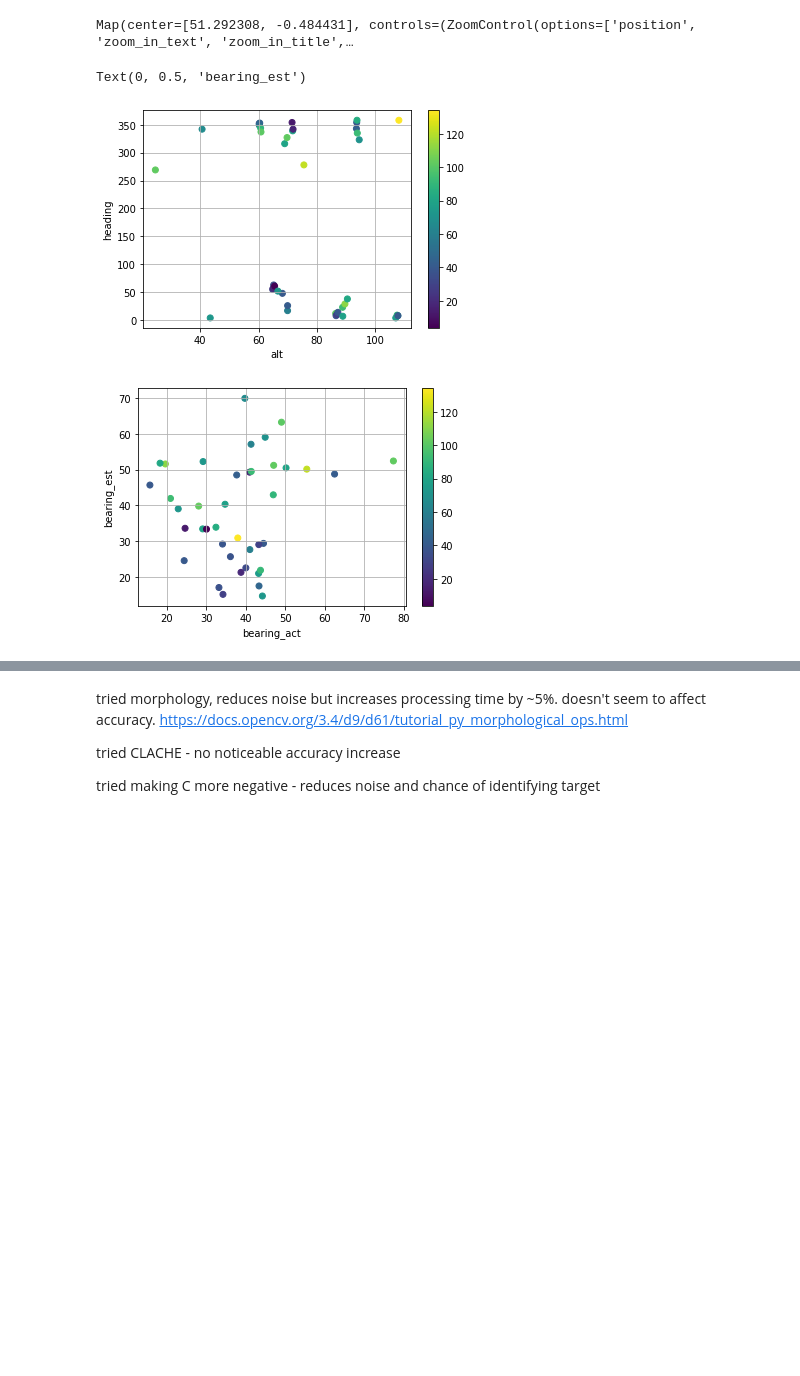
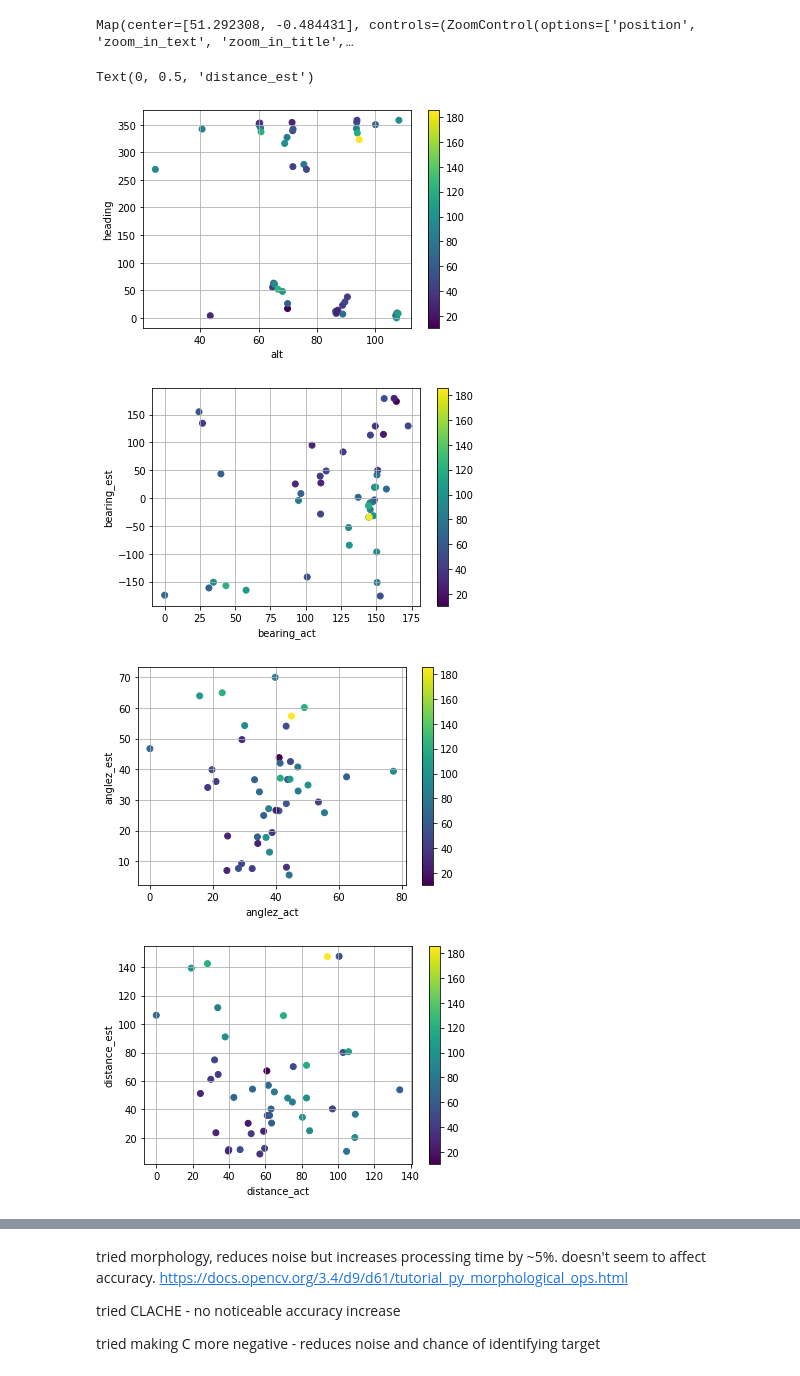
Before and after one commit to Team-Peryton/uas-theia, a Jupyter notebook: experiment.ipynb, the cells around one changed output, grey strips where cells are left out. Drawn from its saved outputs; the diff is of its cells as text; code cells hidden in the pictures; blank space fills up the shorter version.

```diff
--- a/experiment.ipynb
+++ b/experiment.ipynb
@@ -684,14 +804,14 @@ print(FOV_X, FOV_Y)
 
 sin_rule = lambda alpha, a, b: math.asin(b * math.sin(alpha)/a)
 # calculate angle of point in FOV
-df["fov_angle_x"] = df.apply(lambda row: sin_rule((math.pi/2 - FOV_X)/2, 578.90595, row.px) - FOV_X/2, axis=1)
-df["fov_angle_y"] = df.apply(lambda row: sin_rule((math.pi/2 - FOV_Y)/2, 915.1, row.py) - FOV_Y/2, axis=1)
+df["fov_angle_x"] = df.apply(lambda row: sin_rule((math.pi/2 - FOV_X)/2, 915.1, row.px) - FOV_X/2, axis=1)
+df["fov_angle_y"] = df.apply(lambda row: sin_rule((math.pi/2 - FOV_Y)/2, 578.90595, row.py) - FOV_Y/2, axis=1)
 # caculate the distance offset
 df["offset_x"] = df.apply(lambda row: math.tan(row.fov_angle_x + row.roll) * row.alt, axis=1)
 df["offset_y"] = df.apply(lambda row: math.tan(row.fov_angle_y + row.pitch) * row.alt, axis=1)
 # rotate points to account for heading
-df["Px"] = df.apply(lambda row: row.offset_x * math.cos(-row.heading) - row.offset_y * math.sin(-row.heading), axis=1)
-df["Py"] = df.apply(lambda row: row.offset_x * math.sin(-row.heading) + row.offset_y * math.cos(-row.heading), axis=1)
+df["Px"] = df.apply(lambda row: row.offset_x * math.cos(math.radians(-row.heading)) - row.offset_y * math.sin(math.radians(-row.heading)), axis=1)
+df["Py"] = df.apply(lambda row: row.offset_x * math.sin(math.radians(-row.heading)) + row.offset_y * math.cos(math.radians(-row.heading)), axis=1)
 # convert from meters to lat lon
 df["est_lat"] = df.apply(lambda row: row.lat + row.Px/111320, axis=1)
 df["est_lon"] = df.apply(lambda row: row.lon + row.Py/((40075000 * math.cos(math.radians(row.lat))) / 360), axis=1)
@@ -700,6 +820,14 @@ df["distance_error"] = df.apply(lambda row: geopy.distance.distance(target_locat
 df["bearing_est"] = df.apply(lambda row: geodesic.inv(row.est_lat, row.est_lon, row.lat, row.lon)[0], axis=1)
 df["distance_est"] = df.apply(lambda row: geodesic.inv(row.est_lat, row.est_lon, row.lat, row.lon)[2], axis=1)
 df["anglez_est"] = df.apply(lambda row: math.degrees(math.atan(row.distance_est/row.alt)), axis=1)
+
+df["est_lat2"] = df.apply(lambda row: position_estimation.triangulate((row.px, row.py), LocationInfo(lat=row.lat, lon=row.lon, alt=row.alt, heading=row.heading, pitch=row.pitch, roll=row.roll))[0], axis=1)
+df["est_lon2"] = df.apply(lambda row: position_estimation.triangulate((row.px, row.py), LocationInfo(lat=row.lat, lon=row.lon, alt=row.alt, heading=row.heading, pitch=row.pitch, roll=row.roll))[1], axis=1)
+
+df["distance_error2"] = df.apply(lambda row: geopy.distance.distance(target_location, (row.est_lat2,row.est_lon2)).m, axis=1)
+df["bearing_est2"] = df.apply(lambda row: geodesic.inv(row.est_lat2, row.est_lon2, row.lat, row.lon)[0], axis=1)
+df["distance_est2"] = df.apply(lambda row: geodesic.inv(row.est_lat2, row.est_lon2, row.lat, row.lon)[2], axis=1)
+df["anglez_est2"] = df.apply(lambda row: math.degrees(math.atan(row.distance_est2/row.alt)), axis=1)
 # %% [output]
 0.9799146525074567 0.5829135889557343
 # %%
@@ -752,22 +880,38 @@ Map(center=[51.292308, -0.484431], controls=(ZoomControl(options=['position', 'z
 # %%
 import matplotlib.pyplot as plt
 plt.figure(10)
 plt.scatter(df.alt, df.heading, c=df.distance_error, cmap='viridis')
 plt.colorbar()
 plt.grid()
 plt.xlabel("alt")
 plt.ylabel("heading")
 
 plt.figure(11)
-plt.scatter(df.anglez_act, df.anglez_est, c=df.distance_error, cmap='viridis')
+plt.scatter(df.bearing_act, df.bearing_est, c=df.distance_error, cmap='viridis')
 plt.colorbar()
 plt.grid()
 plt.xlabel("bearing_act")
 plt.ylabel("bearing_est")
+
+plt.figure(12)
+plt.scatter(df.anglez_act, df.anglez_est, c=df.distance_error, cmap='viridis')
+plt.colorbar()
+plt.grid()
+plt.xlabel("anglez_act")
+plt.ylabel("anglez_est")
+
+plt.figure(13)
+plt.scatter(df.distance_act, df.distance_est, c=df.distance_error, cmap='viridis')
+plt.colorbar()
+plt.grid()
+plt.xlabel("distance_act")
+plt.ylabel("distance_est")
 # %% [output]
-Text(0, 0.5, 'bearing_est')
+Text(0, 0.5, 'distance_est')
-[figure, old version]
+[figure, new version]
-[figure, old version]
+[figure, new version]
+[figure, added]
+[figure, added]
 # %%
 plt.figure(3)
 plt.scatter(df.roll, df.pitch, c=df.distance_error, cmap='viridis')
```
Also changed, not shown: parts of 9 cells of this notebook, 1 other file.
